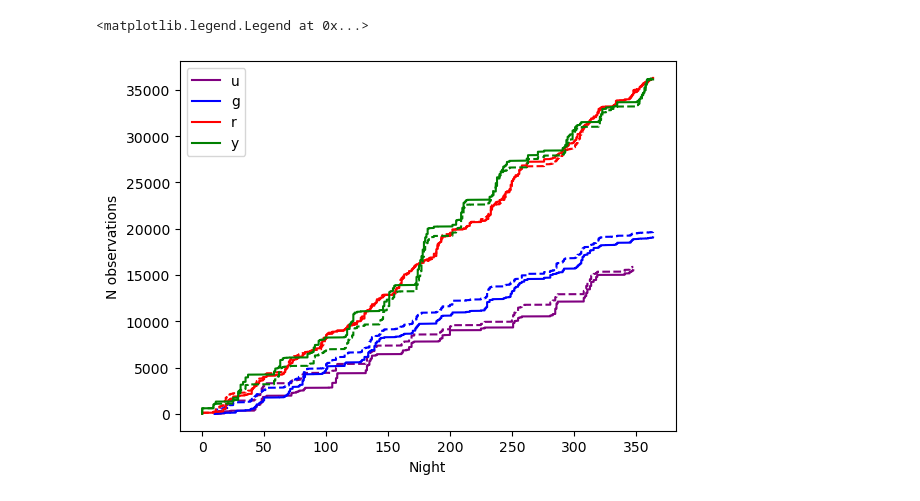
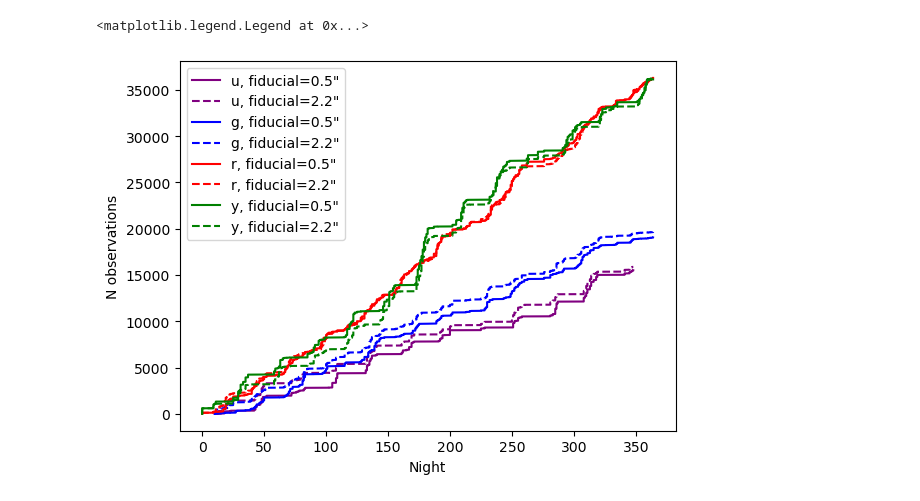
Before and after one commit to lsst-sims/sims_featureScheduler_runs5.1, a Jupyter notebook: technical/fid_seeing/bands_v_time.ipynb, the cells around one changed output. Cells and saved outputs as stored; diff of their text form; code cells hidden in the pictures.

Commit message:
update label

```diff
--- a/technical/fid_seeing/bands_v_time.ipynb
+++ b/technical/fid_seeing/bands_v_time.ipynb
@@ -15,21 +15,21 @@ con.close()
 # %%
 b2c = {"u": "purple", "g": "blue", "r":"red", "y":"green"}
 
 fig, ax = plt.subplots()
 
 for bn in b2c:
 
     g1 = np.where(s1["band"] == bn)[0]
     y = np.arange(g1.size)
-    ax.plot(s1["night"][g1], y, color=b2c[bn], label=bn)
+    ax.plot(s1["night"][g1], y, color=b2c[bn], label=bn + ', fiducial=0.5"')
 
     g2 = np.where(s2["band"] == bn)[0]
     y = np.arange(g2.size)
-    ax.plot(s2["night"][g2], y, '--', color=b2c[bn])
+    ax.plot(s2["night"][g2], y, '--', color=b2c[bn], label=bn + ', fiducial=2.2"')
 
 ax.set_xlabel("Night")
 ax.set_ylabel("N observations")
 ax.legend()
 # %% [output]
 <matplotlib.legend.Legend at 0x...>
-[figure, old version]
+[figure, new version]
```
